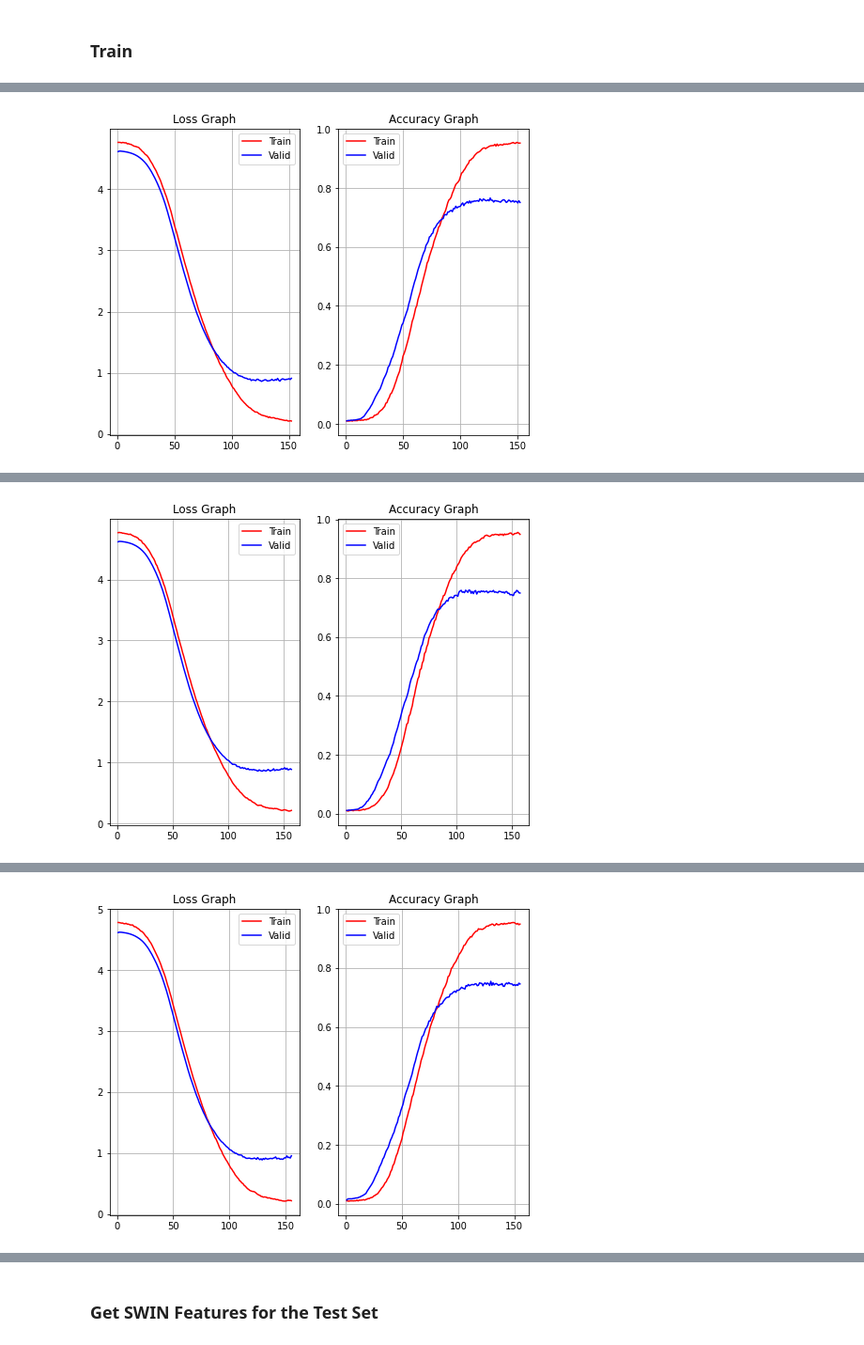
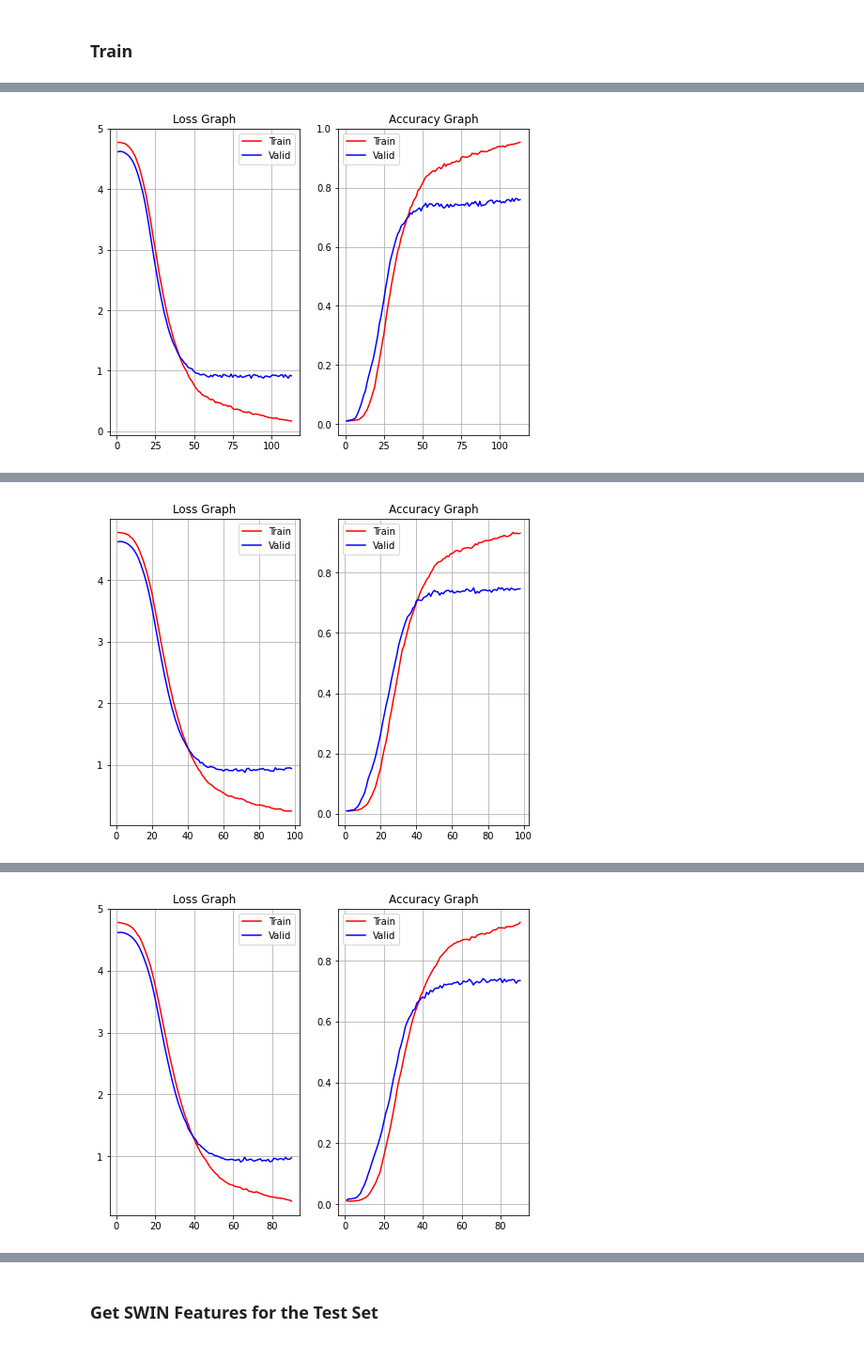
Before and after one commit to pcs-work/Kaggle-Notebooks, a Jupyter notebook: fgvc9/fgvc9-swin38422k-train-oclr.ipynb, the cells around one changed output, grey strips where cells are left out. Shown at 94% size. Drawn from its saved outputs; the diff is of its cells as text; code cells hidden in the pictures.

Commit message:
Kaggle Notebook | FGVC9 - SWIN38422K - Train (OCLR) | Version 8

```diff
--- a/fgvc9/fgvc9-swin38422k-train-oclr.ipynb
+++ b/fgvc9/fgvc9-swin38422k-train-oclr.ipynb
@@ -236,6 +236,7 @@ def fit(model=None, optimizer=None, scheduler=None, epochs=None, early_stopping_
                     if phase == "train":
                         loss.backward()
                         optimizer.step()
+                        if scheduler: scheduler.step()
                 lossPerPass.append(loss.item())
                 accsPerPass.append(get_accuracy(output, y))
             epochLoss[phase] = np.mean(np.array(lossPerPass))
@@ -267,10 +268,6 @@ def fit(model=None, optimizer=None, scheduler=None, epochs=None, early_stopping_
         if epochAccs["valid"] > bestAccs["valid"]:
             bestAccs = epochAccs
             BAE = e + 1
-
-        if scheduler:
-            # scheduler.step(epochLoss["valid"])
-            scheduler.step()
 
         if verbose:
             print("Epoch: {} | Train Loss: {:.5f} | Valid Loss: {:.5f} |\
@@ -353,7 +350,7 @@ for tr_idx, va_idx in StratifiedKFold(n_splits=n_splits, random_state=SEED, shuf
     # if isinstance(patience, int) and isinstance(eps, float):
     #    scheduler = get_plateau_scheduler(optimizer=optimizer, patience=patience, eps=eps)
     scheduler = optim.lr_scheduler.OneCycleLR(optimizer=optimizer, max_lr=1e-3,
-                                              epochs=100, steps_per_epoch=len(dataloaders["train"]),
+                                              epochs=epochs, steps_per_epoch=len(dataloaders["train"]),
                                               pct_start=0.2, div_factor=1e3, final_div_factor=1e3)
 
     L, A, BLE, BAE, name = fit(model=model, optimizer=optimizer, scheduler=scheduler,
@@ -404,6 +401,6 @@ Time Taken [152 Epochs] : 1.92 minutes
 
 **************************************************
-[figure, old version]
+[figure, new version]
 **************************************************
 
 Training Fold 3...
@@ -422,6 +419,6 @@ Time Taken [157 Epochs] : 2.02 minutes
 
 **************************************************
-[figure, old version]
+[figure, new version]
 **************************************************
 
 Training Fold 4...
@@ -440,6 +437,6 @@ Time Taken [155 Epochs] : 1.99 minutes
 
 **************************************************
-[figure, old version]
+[figure, new version]
 **************************************************
 
 Training Fold 5...
```
Also changed, not shown: parts of 1 cell of this notebook.
